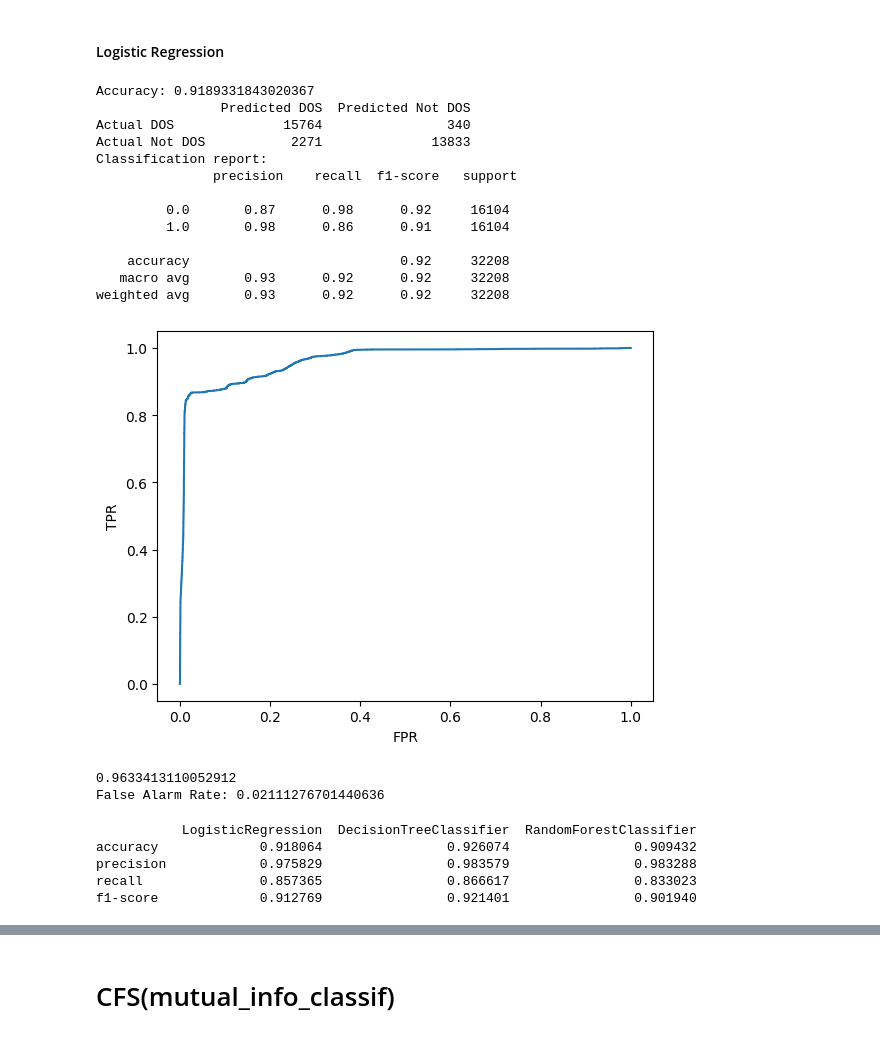
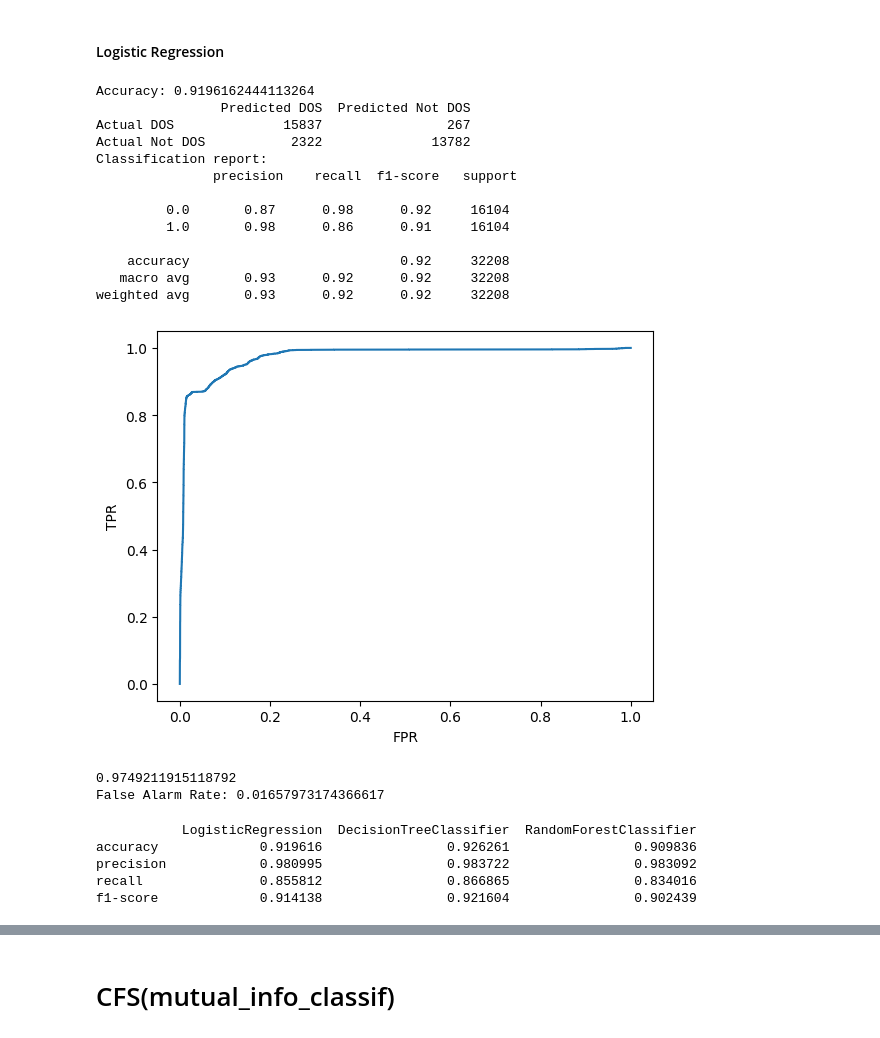
Before and after one commit to Abir-Ba/2CS_Project, a Jupyter notebook: NSL_KDD_MODIFIED_(3).ipynb, the cells around one changed output, grey strips where cells are left out. Cells and saved outputs as stored; diff of their text form; code cells hidden in the pictures.

```diff
--- a/NSL_KDD_MODIFIED_(3).ipynb
+++ b/NSL_KDD_MODIFIED_(3).ipynb
@@ -1255,19 +1255,3 @@ weighted avg       0.84      0.83      0.83     32208
 # print("Classification report:\n", report)
 # %% [markdown]
 ### RandomForest
-# %%
-from sklearn.ensemble import RandomForestClassifier
-Rf =  RandomForestClassifier(n_estimators = 110, max_depth = 30, random_state=88)
-Rf.fit(x_train, y_train)
-
-
-
-predicted = Rf.predict(x_test)
-accuracy = accuracy_score(y_test,predicted)
-print("Accuracy:", accuracy,"\n")
-Conf_Mat = confusion_matrix(y_test,predicted)
-Conf_Mat = pd.DataFrame(Conf_Mat,index=['Actual DOS','Actual Not DOS'],columns=['Predicted DOS','Predicted Not DOS'])
-
-print(Conf_Mat,"\n")
-report = classification_report(y_test,predicted)
-print("Classification report:\n", report)
@@ -1493,8 +1461,8 @@ eval_metrics = {}
 # Step 4: Evaluate each model
 for model in models:
     model_name = type(model).__name__
-    model.fit(x_train, y_train)
-    y_pred = model.predict(x_test)
+    model.fit(x_train.loc[:, selected_fet], y_train)
+    y_pred = model.predict(x_test.loc[:, selected_fet])
     accuracy = accuracy_score(y_test, y_pred)
     precision = precision_score(y_test, y_pred)
     recall = recall_score(y_test, y_pred)
@@ -1625,7 +1593,7 @@ import matplotlib.pyplot as plt
 
 
 # Create an instance of the estimator (DecisionTreeClassifier)
-estimator = RandomForestClassifier(n_estimators =100)
+estimator = DecisionTreeClassifier(random_state=88)
 
 # Create an instance of the feature selector (RFE)
 selector = RFE(estimator)  # Select features
@@ -1709,7 +1677,7 @@ import matplotlib.pyplot as plt
 
 
 # Create an instance of the estimator (DecisionTreeClassifier)
-estimator = LogisticRegression()
+estimator = DecisionTreeClassifier(random_state=88)
 
 # Create an instance of the feature selector (RFE)
 selector = RFE(estimator)  # Select features
@@ -1746,39 +1714,39 @@ y_prob = y_prob[:, 1]
 # Calculate the False Positive Rate (FPR) and True Positive Rate (TPR) for the ROC curve
 FPR, TPR, Thresholds = roc_curve(y_test, y_prob)
 
 # Plot the ROC curve
 plt.plot(FPR, TPR)
 plt.xlabel('FPR')
 plt.ylabel('TPR')
 plt.show()
 
 # Calculate and print the ROC AUC score
 roc_auc_score = roc_auc_score(y_test, y_prob)
 print(roc_auc_score)
 
 # Calculate the confusion matrix
 tn, fp, fn, tp = confusion_matrix(y_test, y_pred).ravel()
 
 # Calculate the false alarm rate
 false_alarm_rate = fp / (fp + tn)
 print('False Alarm Rate:', false_alarm_rate)
 # %% [output]
-Accuracy: 0.9189331843020367
+Accuracy: 0.9196162444113264
                 Predicted DOS  Predicted Not DOS
-Actual DOS              15764                340
-Actual Not DOS           2271              13833
+Actual DOS              15837                267
+Actual Not DOS           2322              13782
 Classification report:
                precision    recall  f1-score   support
 
          0.0       0.87      0.98      0.92     16104
          1.0       0.98      0.86      0.91     16104
 
     accuracy                           0.92     32208
    macro avg       0.93      0.92      0.92     32208
 weighted avg       0.93      0.92      0.92     32208
-[figure, old version]
+[figure, new version]
-0.9633413110052912
-False Alarm Rate: 0.02111276701440636
+0.9749211915118792
+False Alarm Rate: 0.01657973174366617
 # %%
 import pandas as pd
 from sklearn.metrics import accuracy_score, precision_score, recall_score, f1_score
@@ -1789,7 +1757,7 @@ from sklearn.tree import DecisionTreeClassifier
 # Step 1: Define list of models
 models = [
     LogisticRegression(max_iter=500),
-    DecisionTreeClassifier(),
+    DecisionTreeClassifier(random_state=88),
     RandomForestClassifier(n_estimators =100)
 ]
 
@@ -1801,8 +1769,8 @@ eval_metrics = {}
 # Step 4: Evaluate each model
 for model in models:
     model_name = type(model).__name__
-    model.fit(x_train, y_train)
-    y_pred = model.predict(x_test)
+    model.fit(x_train_selected, y_train)
+    y_pred = model.predict(x_test_selected)
     accuracy = accuracy_score(y_test, y_pred)
     precision = precision_score(y_test, y_pred)
     recall = recall_score(y_test, y_pred)
@@ -1816,10 +1784,10 @@ df = pd.DataFrame(eval_metrics, index=['accuracy', 'precision', 'recall', 'f1-sc
 print(df)
 # %% [output]
            LogisticRegression  DecisionTreeClassifier  RandomForestClassifier
-accuracy             0.918064                0.926074                0.909432
-precision            0.975829                0.983579                0.983288
-recall               0.857365                0.866617                0.833023
-f1-score             0.912769                0.921401                0.901940
+accuracy             0.919616                0.926261                0.909836
+precision            0.980995                0.983722                0.983092
+recall               0.855812                0.866865                0.834016
+f1-score             0.914138                0.921604                0.902439
 # %%
 width = 0.2
 x = np.arange(len(models))
```
Also changed, not shown: parts of 28 cells of this notebook, 6 other files.
